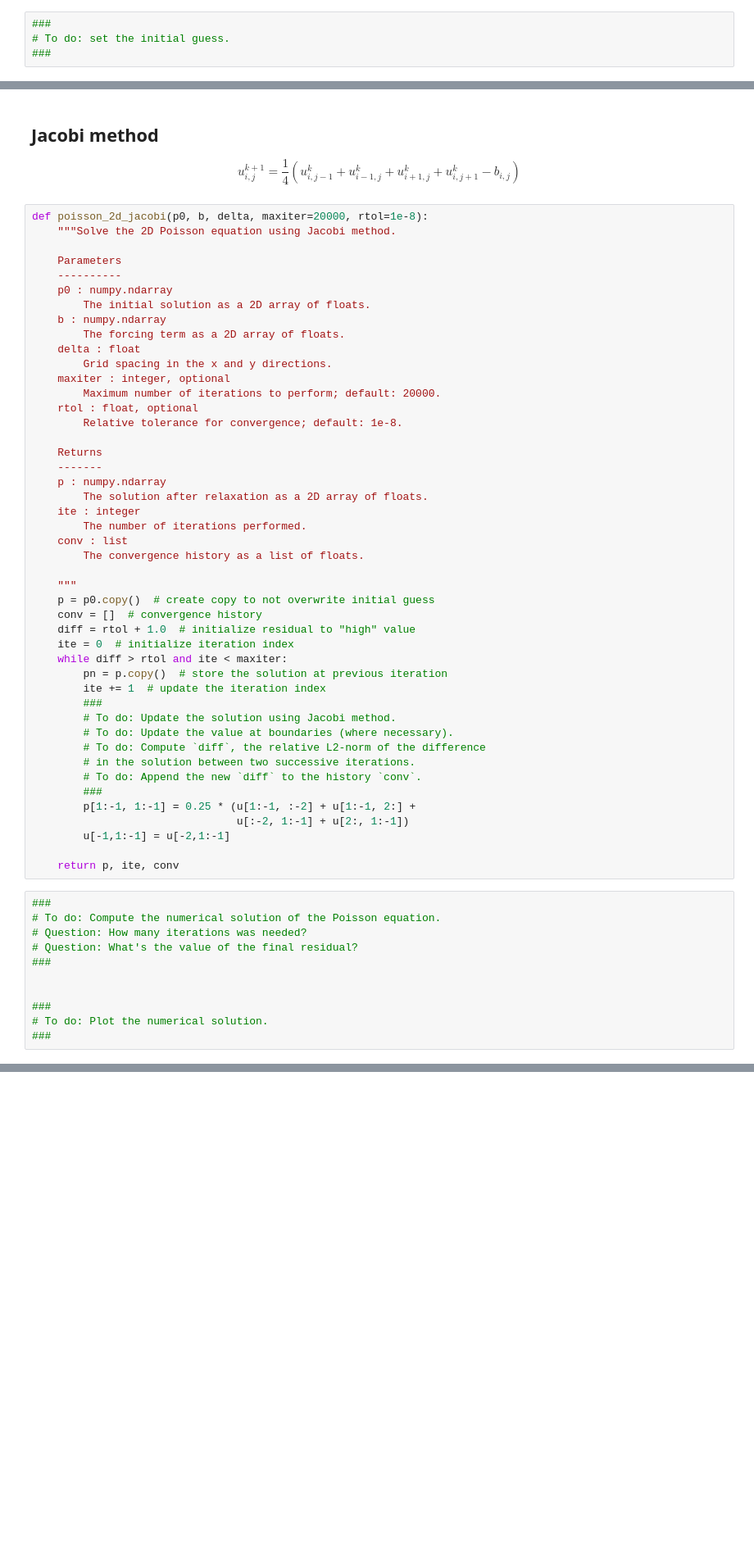
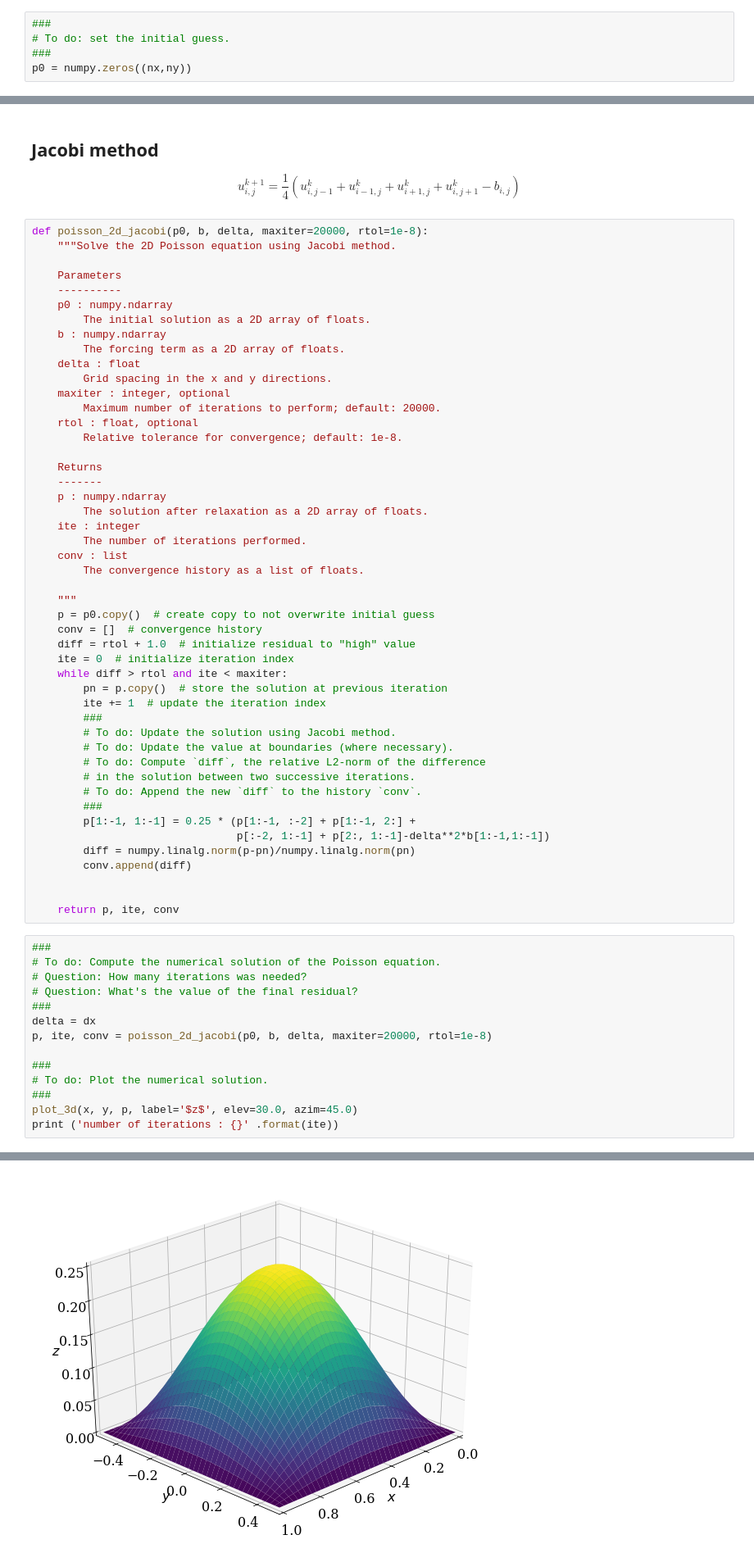
Before and after one commit to aniktarafder/MAE6286, a Jupyter notebook: module5_lesson2_pre.ipynb, the cells around one changed output, grey strips where cells are left out. Shown at 82% size. Drawn from its saved outputs; the diff is of its cells as text; blank space fills up the shorter version.

```diff
--- a/module5_lesson2_pre.ipynb
+++ b/module5_lesson2_pre.ipynb
@@ -112,6 +112,7 @@ plot_3d(x, y, p, label='$z$', elev=30.0, azim=45.0)
 ###
 # To do: set the initial guess.
 ###
+p0 = numpy.zeros((nx,ny))
 # %% [markdown]
 ## Source term
 
@@ -204,9 +205,11 @@ def poisson_2d_jacobi(p0, b, delta, maxiter=20000, rtol=1e-8):
         # in the solution between two successive iterations.
         # To do: Append the new `diff` to the history `conv`.
         ###
-        p[1:-1, 1:-1] = 0.25 * (u[1:-1, :-2] + u[1:-1, 2:] +
-                                u[:-2, 1:-1] + u[2:, 1:-1])
-        u[-1,1:-1] = u[-2,1:-1]
+        p[1:-1, 1:-1] = 0.25 * (p[1:-1, :-2] + p[1:-1, 2:] +
+                                p[:-2, 1:-1] + p[2:, 1:-1]-delta**2*b[1:-1,1:-1])
+        diff = numpy.linalg.norm(p-pn)/numpy.linalg.norm(pn)
+        conv.append(diff)
+
 
     return p, ite, conv
 # %%
@@ -215,8 +218,12 @@ def poisson_2d_jacobi(p0, b, delta, maxiter=20000, rtol=1e-8):
 # Question: How many iterations was needed?
 # Question: What's the value of the final residual?
 ###
-
+delta = dx
+p, ite, conv = poisson_2d_jacobi(p0, b, delta, maxiter=20000, rtol=1e-8)
 
 ###
 # To do: Plot the numerical solution.
 ###
+plot_3d(x, y, p, label='$z$', elev=30.0, azim=45.0)
+print ('number of iterations : {}' .format(ite))
+# %% [output]
@@ -222,0 +231 @@ def poisson_2d_jacobi(p0, b, delta, maxiter=20000, rtol=1e-8):
+[figure, added]
```
Also changed, not shown: parts of 4 cells of this notebook.
